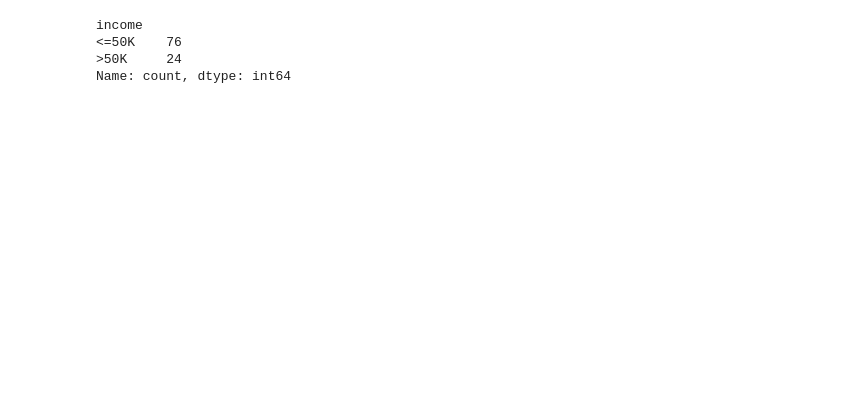
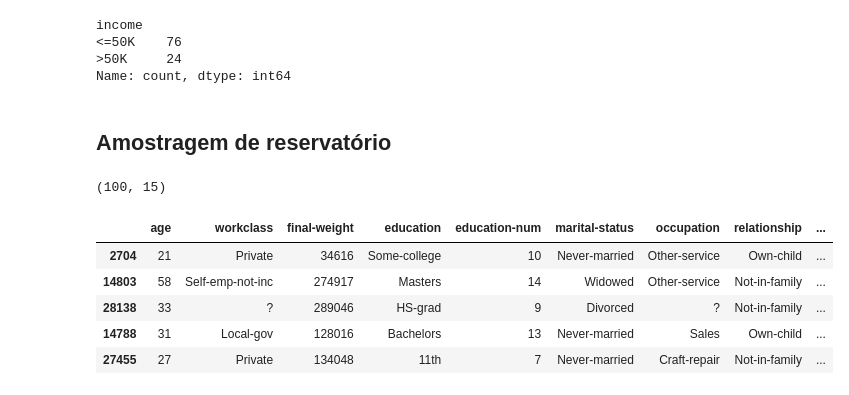
Before and after one commit to agnaldo-gonzaga/Data-Science-Learning, a Jupyter notebook: 03-Estatistica/amostragem.ipynb, the cells around one changed output. Drawn from its saved outputs; the diff is of its cells as text; code cells hidden in the pictures; blank space fills up the shorter version.

Commit message:
Praticando Python |  Amostragem de reservatório

```diff
--- a/03-Estatistica/amostragem.ipynb
+++ b/03-Estatistica/amostragem.ipynb
@@ -261,3 +261,45 @@ income
 <=50K    76
 >50K     24
 Name: count, dtype: int64
+# %% [markdown]
+## Amostragem de reservatório
+# %%
+stream = []
+for i in range(len(dataset)):
+    stream.append(dataset.iloc[i])
+# %%
+def amostragem_reservatorio(dataset, amostras):
+    stream = []
+
+    for i in range(len(dataset)):
+        stream.append(i)
+
+    i = 0
+    tamanho = len(dataset)
+
+    reservatorio = [0] * amostras
+
+    for i in range(amostras):
+        reservatorio[i] = stream[i]
+
+    while i < tamanho:
+        j = random.randrange(i + 1)
+        if j < amostras:
+            reservatorio[j] = stream[i]
+        i += 1
+
+    return dataset.iloc[reservatorio]
+# %%
+df_amostragem_reservatorio = amostragem_reservatorio(dataset, 100)
+df_amostragem_reservatorio.shape
+# %% [output]
+(100, 15)
+# %%
+df_amostragem_reservatorio.head()
+# %% [output]
+|  | age | workclass | final-weight | education | education-num | marital-status | occupation | relationship | ... |
+| 2704 | 21 | Private | 34616 | Some-college | 10 | Never-married | Other-service | Own-child | ... |
+| 14803 | 58 | Self-emp-not-inc | 274917 | Masters | 14 | Widowed | Other-service | Not-in-family | ... |
+| 28138 | 33 | ? | 289046 | HS-grad | 9 | Divorced | ? | Not-in-family | ... |
+| 14788 | 31 | Local-gov | 128016 | Bachelors | 13 | Never-married | Sales | Own-child | ... |
+| 27455 | 27 | Private | 134048 | 11th | 7 | Never-married | Craft-repair | Not-in-family | ... |
```
